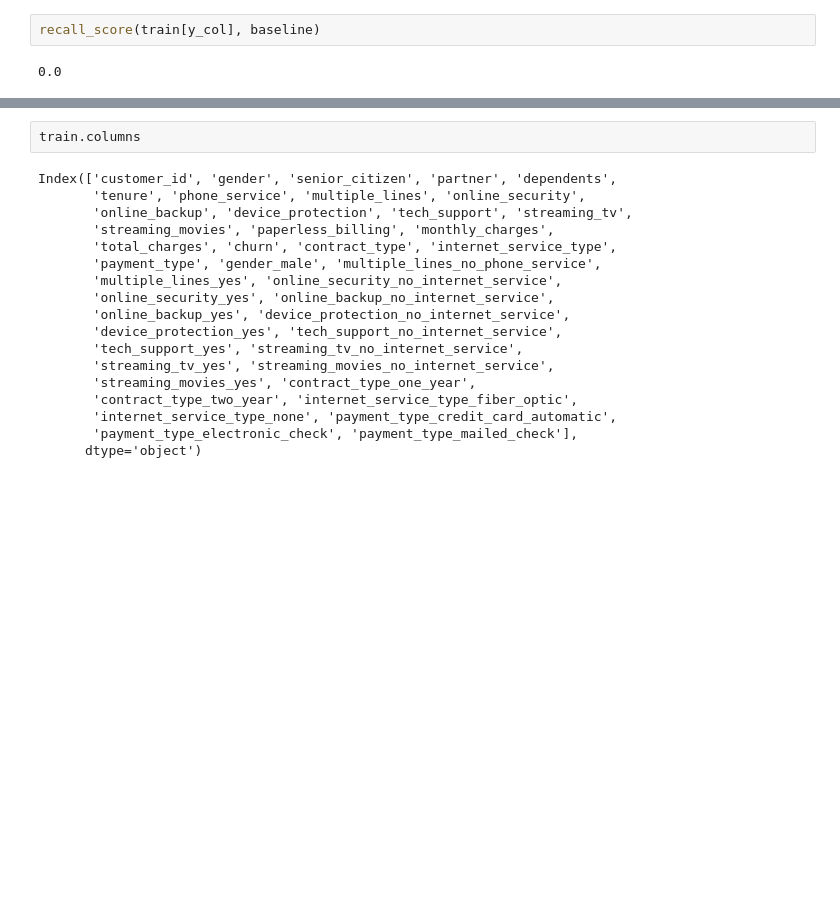
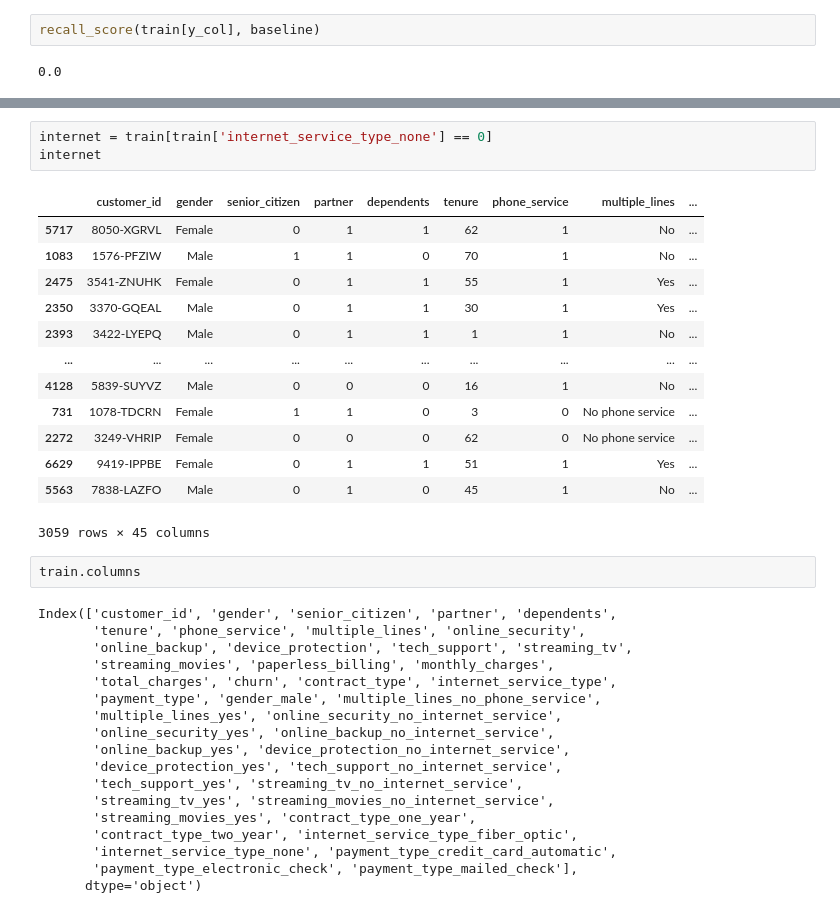
Before and after one commit to Adam-Harris87/classification-project, a Jupyter notebook: modeling.ipynb, the cells around one changed output, grey strips where cells are left out. Saved outputs shown, nothing was run; the diff lists cells and outputs as text; blank space fills up the shorter version.

```diff
--- a/modeling.ipynb
+++ b/modeling.ipynb
@@ -38,3 +56,20 @@ recall_score(train[y_col], baseline)
+# %%
+internet = train[train['internet_service_type_none'] == 0]
+internet
+# %% [output]
+|  | customer_id | gender | senior_citizen | partner | dependents | tenure | phone_service | multiple_lines | ... |
+| 5717 | 8050-XGRVL | Female | 0 | 1 | 1 | 62 | 1 | No | ... |
+| 1083 | 1576-PFZIW | Male | 1 | 1 | 0 | 70 | 1 | No | ... |
+| 2475 | 3541-ZNUHK | Female | 0 | 1 | 1 | 55 | 1 | Yes | ... |
+| 2350 | 3370-GQEAL | Male | 0 | 1 | 1 | 30 | 1 | Yes | ... |
+| 2393 | 3422-LYEPQ | Male | 0 | 1 | 1 | 1 | 1 | No | ... |
+| ... | ... | ... | ... | ... | ... | ... | ... | ... | ... |
+| 4128 | 5839-SUYVZ | Male | 0 | 0 | 0 | 16 | 1 | No | ... |
+| 731 | 1078-TDCRN | Female | 1 | 1 | 0 | 3 | 0 | No phone service | ... |
+| 2272 | 3249-VHRIP | Female | 0 | 0 | 0 | 62 | 0 | No phone service | ... |
+| 6629 | 9419-IPPBE | Female | 0 | 1 | 1 | 51 | 1 | Yes | ... |
+| 5563 | 7838-LAZFO | Male | 0 | 1 | 0 | 45 | 1 | No | ... |
+3059 rows × 45 columns
 # %%
 train.columns
 # %% [output]
```
Also changed, not shown: parts of 5 cells of this notebook, 2 other files.
